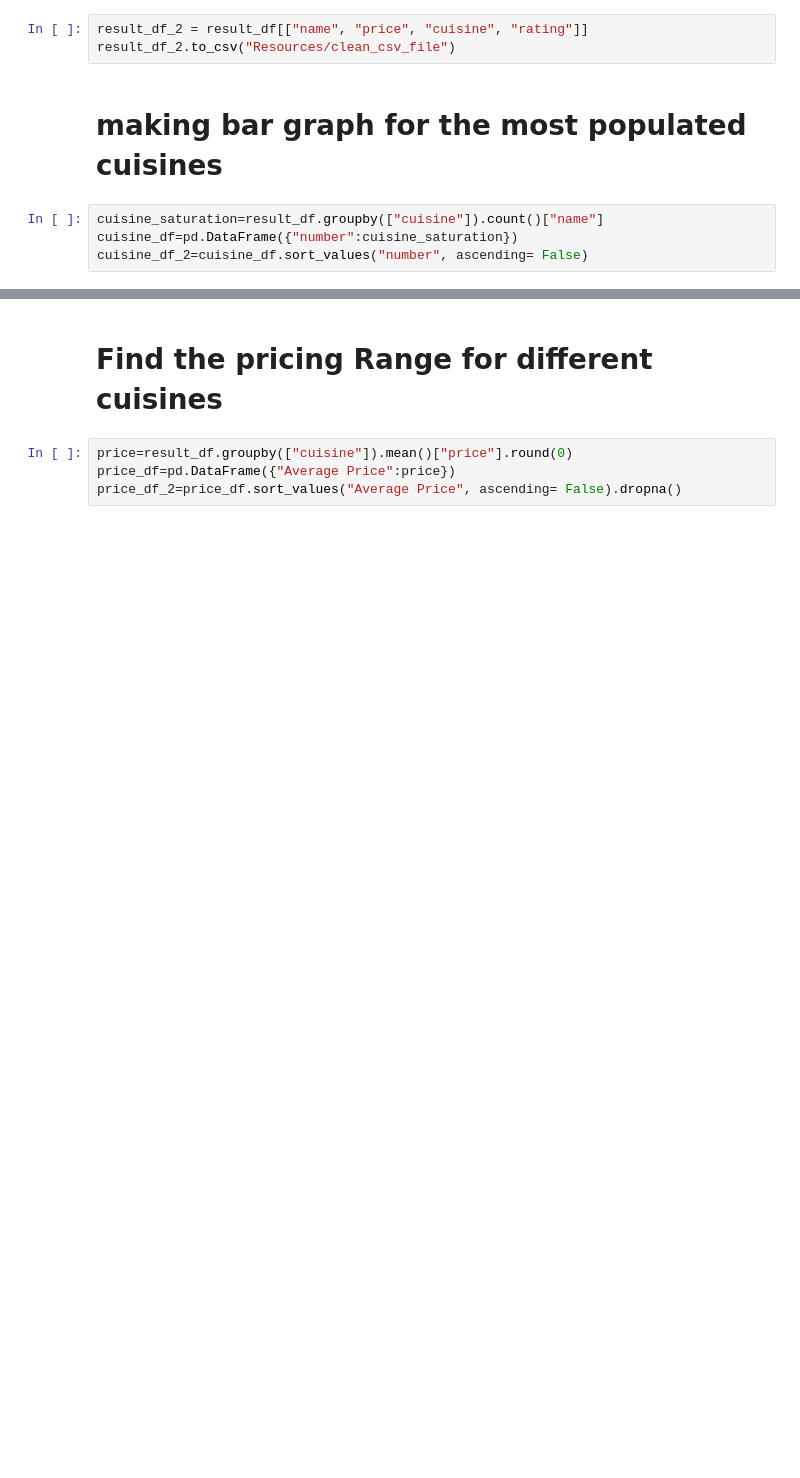
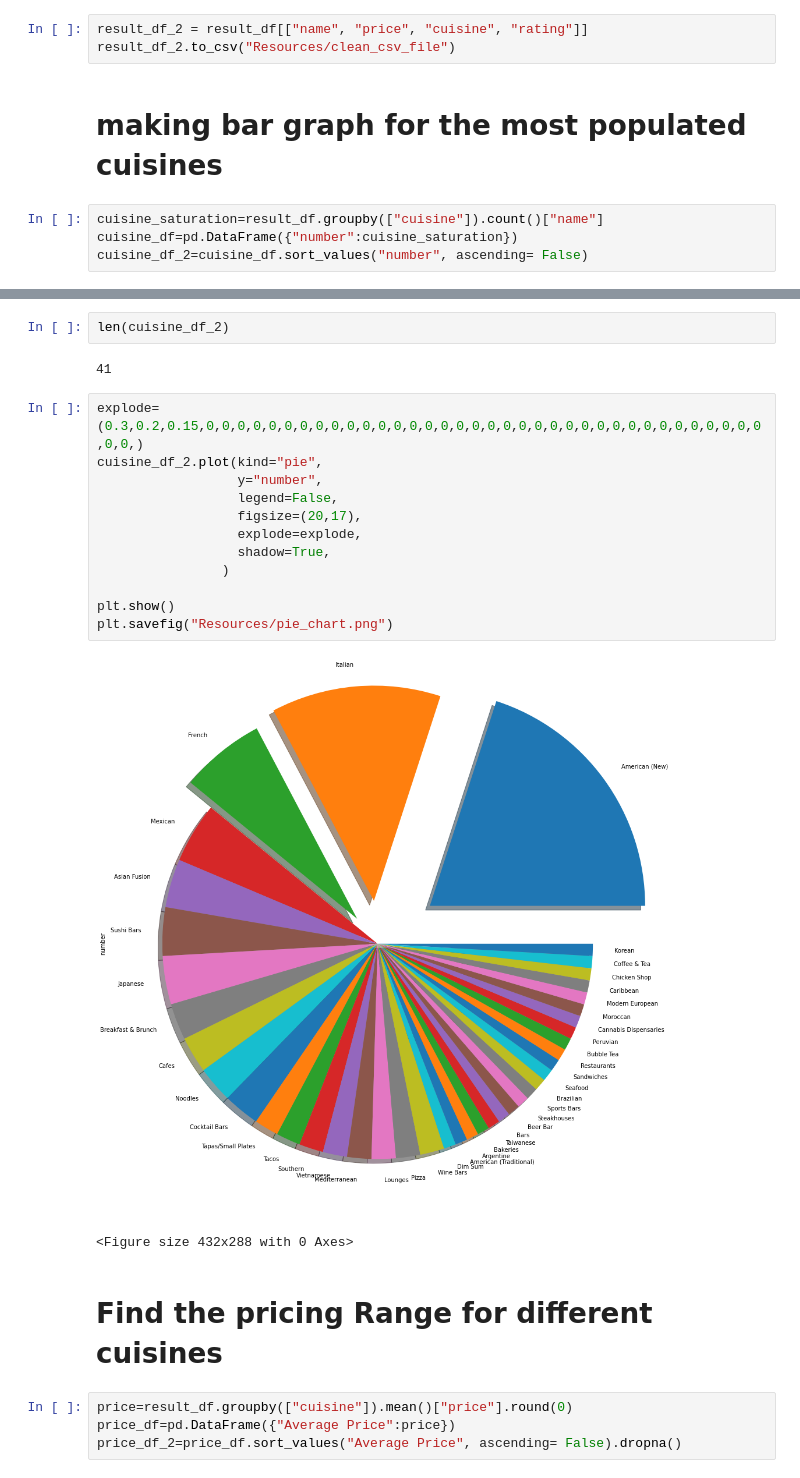
Before and after one commit to trevor48j/YELP_Worth_It, a Jupyter notebook: Data_analysis.ipynb, the cells around one changed output, grey strips where cells are left out. Saved outputs shown, nothing was run; the diff lists cells and outputs as text; blank space fills up the shorter version.

Commit message:
pie chart added

```diff
--- a/Data_analysis.ipynb
+++ b/Data_analysis.ipynb
@@ -53,3 +53,22 @@ plt.savefig("Resources/cuisine_saturation.png")
+# %%
+len(cuisine_df_2)
+# %% [output]
+41
+# %%
+explode=(0.3,0.2,0.15,0,0,0,0,0,0,0,0,0,0,0,0,0,0,0,0,0,0,0,0,0,0,0,0,0,0,0,0,0,0,0,0,0,0,0,0,0,0,)
+cuisine_df_2.plot(kind="pie",
+                  y="number",
+                  legend=False,
+                  figsize=(20,17),
+                  explode=explode,
+                  shadow=True,
+                )
+
+plt.show()
+plt.savefig("Resources/pie_chart.png")
+# %% [output]
+[figure, added]
+<Figure size 432x288 with 0 Axes>
 # %% [markdown]
 # Find the pricing Range for different cuisines
 # %%
```
Also changed, not shown: parts of 1 cell of this notebook.
